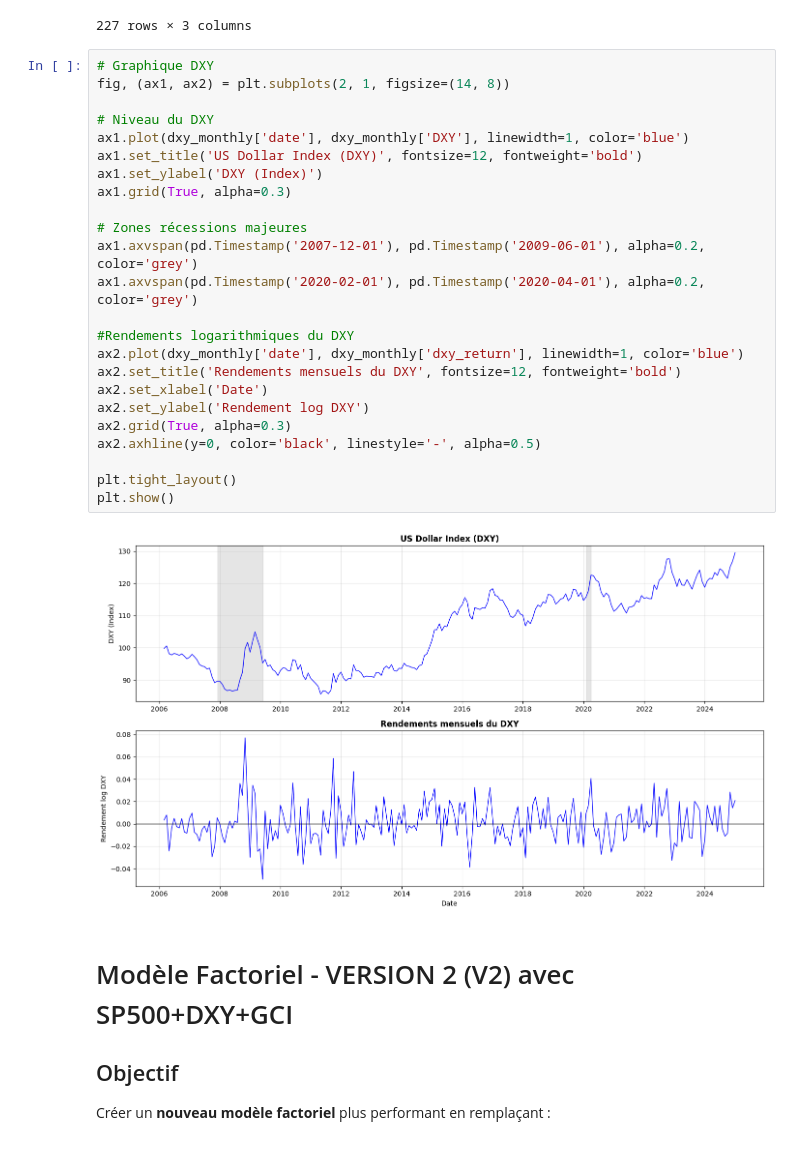
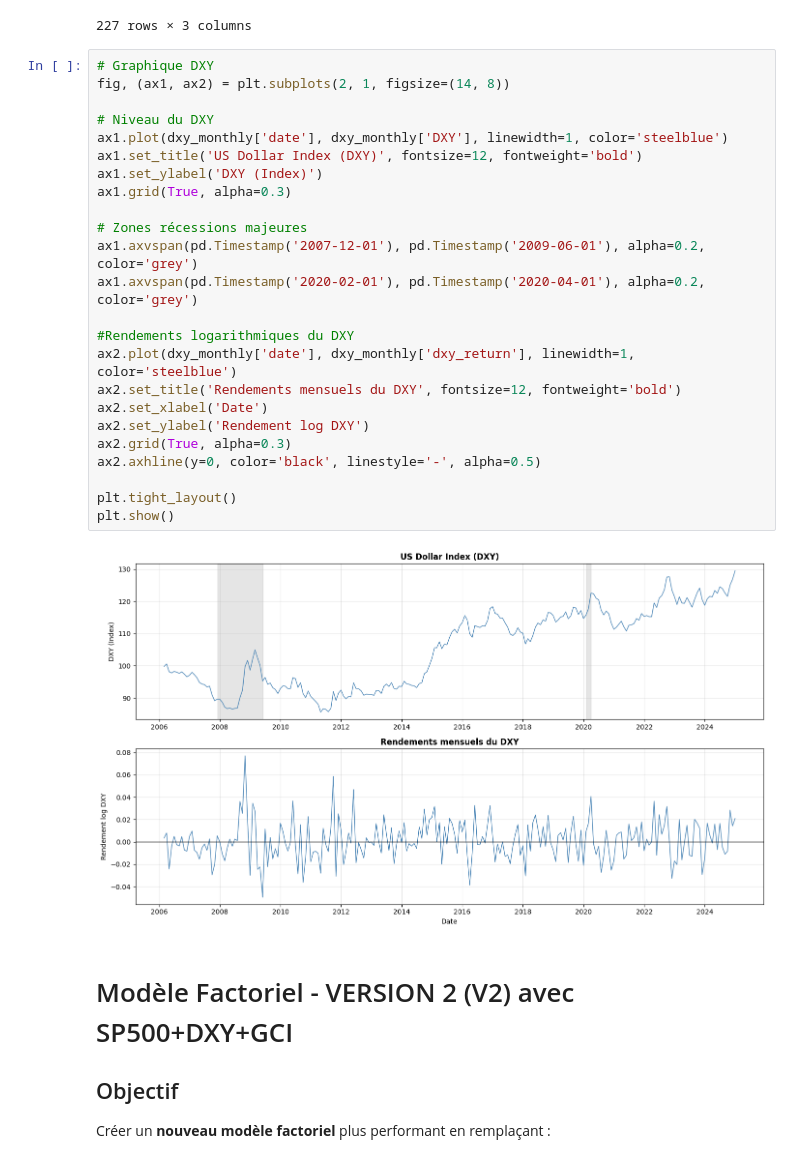
Before and after one commit to Lilas-Bertot/ETUDE-DE-CAS-2, a Jupyter notebook: Étude de cas 2.ipynb, the cells around one changed output. Cells and saved outputs as stored; diff of their text form.

```diff
--- a/Étude de cas 2.ipynb
+++ b/Étude de cas 2.ipynb
@@ -1427,29 +1433,29 @@ Name: dxy_return, dtype: float64
 # %%
 # Graphique DXY
 fig, (ax1, ax2) = plt.subplots(2, 1, figsize=(14, 8))
 
 # Niveau du DXY
-ax1.plot(dxy_monthly['date'], dxy_monthly['DXY'], linewidth=1, color='blue')
+ax1.plot(dxy_monthly['date'], dxy_monthly['DXY'], linewidth=1, color='steelblue')
 ax1.set_title('US Dollar Index (DXY)', fontsize=12, fontweight='bold')
 ax1.set_ylabel('DXY (Index)')
 ax1.grid(True, alpha=0.3)
 
 # Zones récessions majeures
 ax1.axvspan(pd.Timestamp('2007-12-01'), pd.Timestamp('2009-06-01'), alpha=0.2, color='grey')
 ax1.axvspan(pd.Timestamp('2020-02-01'), pd.Timestamp('2020-04-01'), alpha=0.2, color='grey')
 
 #Rendements logarithmiques du DXY
-ax2.plot(dxy_monthly['date'], dxy_monthly['dxy_return'], linewidth=1, color='blue')
+ax2.plot(dxy_monthly['date'], dxy_monthly['dxy_return'], linewidth=1, color='steelblue')
 ax2.set_title('Rendements mensuels du DXY', fontsize=12, fontweight='bold')
 ax2.set_xlabel('Date')
 ax2.set_ylabel('Rendement log DXY')
 ax2.grid(True, alpha=0.3)
 ax2.axhline(y=0, color='black', linestyle='-', alpha=0.5)
 
 plt.tight_layout()
 plt.show()
 # %% [output]
-[figure, old version]
+[figure, new version]
 # %% [markdown]
 # Modèle Factoriel - VERSION 2 (V2) avec SP500+DXY+GCI
 
```
Also changed, not shown: parts of 4 cells of this notebook.
